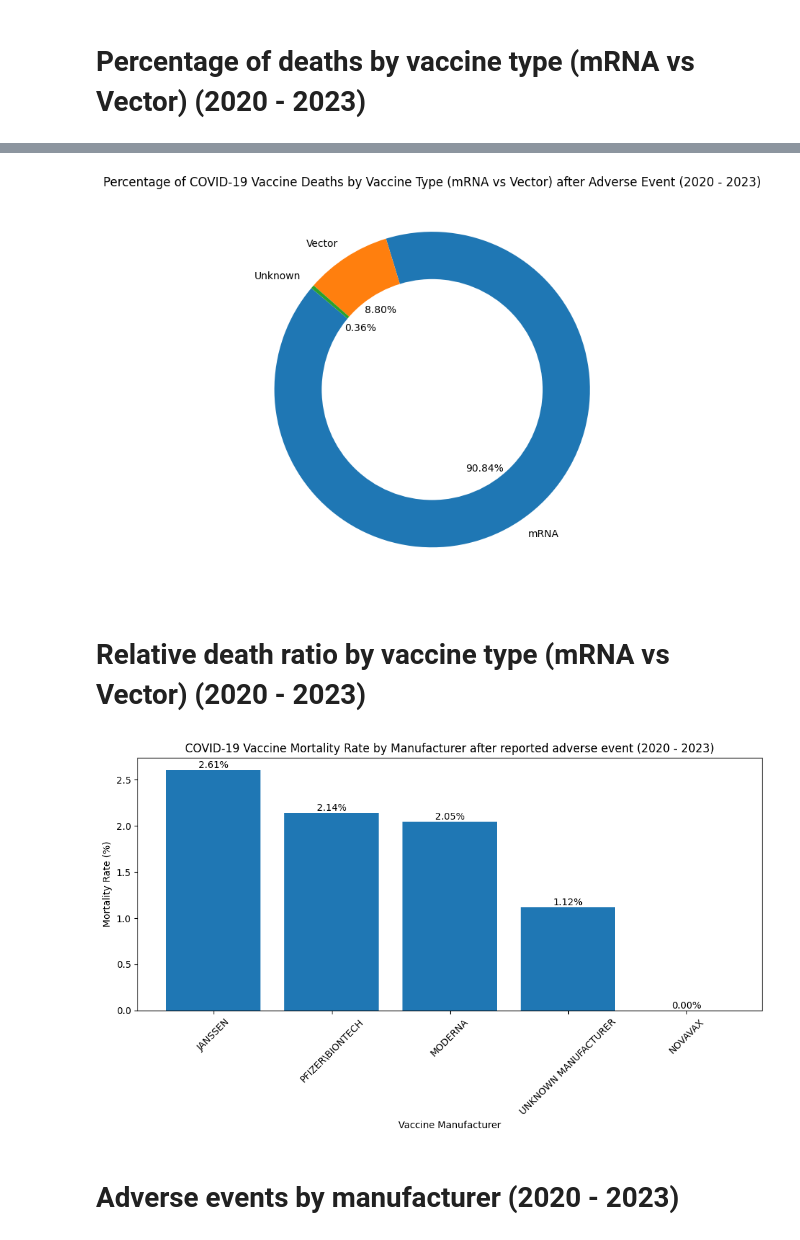
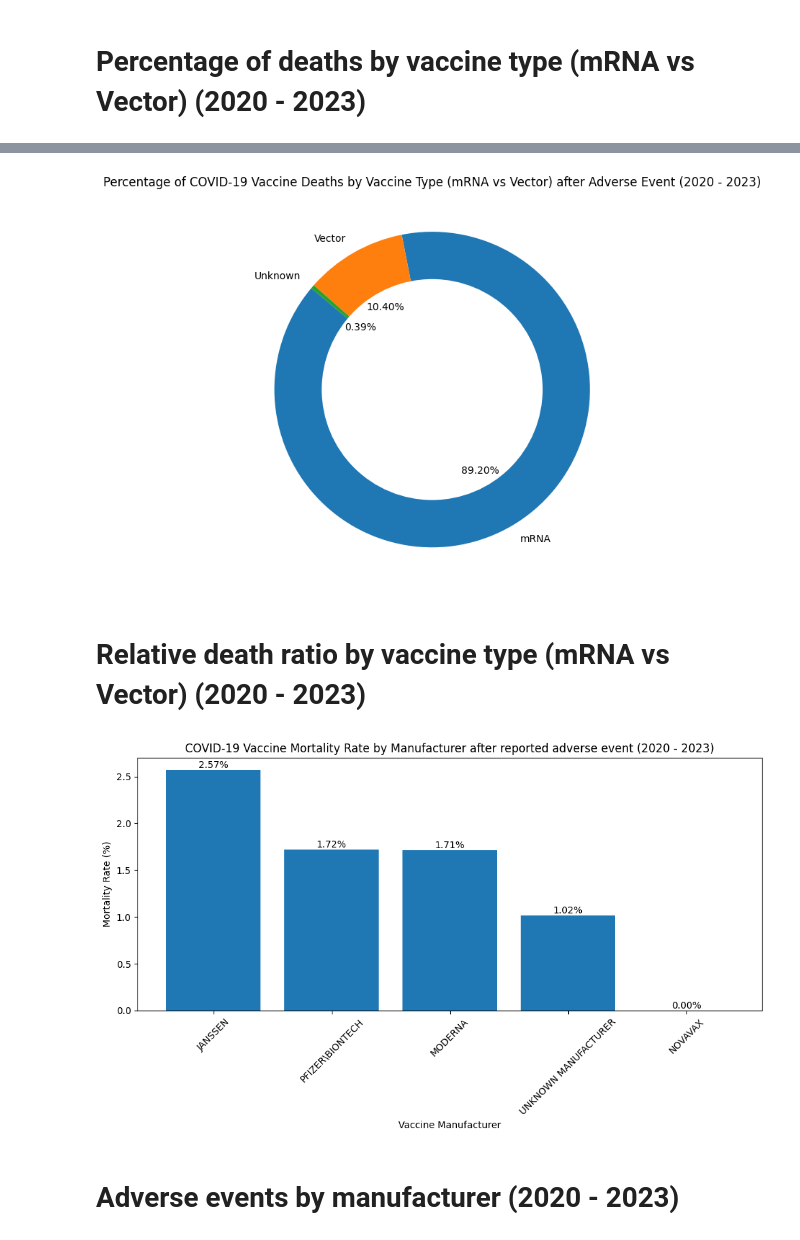
Before and after one commit to ZaNioxX/Masterarbeit, a Jupyter notebook: Data_Exploration/covid_vaccinations.ipynb, the cells around one changed output, grey strips where cells are left out. Cells and saved outputs as stored; diff of their text form; code cells hidden in the pictures.

```diff
--- a/Data_Exploration/covid_vaccinations.ipynb
+++ b/Data_Exploration/covid_vaccinations.ipynb
@@ -177,6 +180,7 @@ for year in range(2020, 2024):
         deaths_data = mortality_data[mortality_data['DIED'] == 'Y']
         covid_vaccine_data = vaccine_data[vaccine_data['VAX_TYPE'] == 'COVID19']
         merged_data = pd.merge(deaths_data, covid_vaccine_data, on='VAERS_ID', how='inner')
+        merged_data = merged_data.drop_duplicates(subset=['VAERS_ID'])
 
         # Aggregate deaths by manufacturer
         for manufacturer in merged_data['VAX_MANU'].unique():
@@ -225,6 +229,7 @@ for year in range(2020, 2024):
         deaths_data = mortality_data[mortality_data['DIED'] == 'Y']
         covid_vaccine_data = vaccine_data[vaccine_data['VAX_TYPE'] == 'COVID19']
         merged_data = pd.merge(deaths_data, covid_vaccine_data, on='VAERS_ID', how='inner')
+        merged_data = merged_data.drop_duplicates(subset=['VAERS_ID'])
 
         # Aggregate deaths by vaccine type
         for index, row in merged_data.iterrows():
@@ -288,6 +293,7 @@ for year in range(2020, 2024):
         deaths_data = mortality_data[mortality_data['DIED'] == 'Y']
         covid_vaccine_deaths_data = vaccine_data[vaccine_data['VAX_TYPE'] == 'COVID19']
         merged_deaths_data = pd.merge(deaths_data, covid_vaccine_deaths_data, on='VAERS_ID', how='inner')
+        merged_deaths_data = merged_deaths_data.drop_duplicates(subset=['VAERS_ID'])
 
         # Aggregate deaths by vaccine type
         for index, row in merged_deaths_data.iterrows():
@@ -349,6 +355,7 @@ for year in range(2020, 2024):
         deaths_data = mortality_data[mortality_data['DIED'] == 'Y']
         covid_vaccine_data = vaccine_data[vaccine_data['VAX_TYPE'] == 'COVID19']
         merged_data = pd.merge(deaths_data, covid_vaccine_data, on='VAERS_ID', how='inner')
+        merged_data = merged_data.drop_duplicates(subset=['VAERS_ID'])
 
         # Aggregate deaths by vaccine type
         for index, row in merged_data.iterrows():
@@ -368,7 +375,7 @@ plt.tight_layout()
 plt.savefig('/Users/sep/PycharmProjects/Masterarbeit/Plots/Data_Exploration/Covid_Vaccinations/Deaths_by_Vaccine_Type_Percentage_Doughnut.png')
 plt.show()
 # %% [output]
-[figure, old version]
+[figure, new version]
 # %% [markdown]
 # Relative death ratio by vaccine type (mRNA vs Vector) (2020 - 2023)
 # %%
@@ -396,6 +403,7 @@ for year in range(2020, 2024):
 
         # Count deaths for COVID-19 vaccines
         deaths_data = pd.merge(mortality_data[mortality_data['DIED'] == 'Y'], covid_vaccine_data, on='VAERS_ID')
+        deaths_data = deaths_data.drop_duplicates(subset=['VAERS_ID'])
         death_counts_year = deaths_data['VAX_MANU'].value_counts()
         for manufacturer, count in death_counts_year.items():
             death_counts[manufacturer] = death_counts.get(manufacturer, 0) + count
@@ -404,34 +412,34 @@ for year in range(2020, 2024):
 
 # Calculate mortality rate per manufacturer
 mortality_rates = {}
 for manufacturer in vaccine_counts.keys():
     total_vaccinations = vaccine_counts[manufacturer]
     deaths = death_counts.get(manufacturer, 0)
     mortality_rate = (deaths / total_vaccinations) * 100 if total_vaccinations > 0 else 0
     mortality_rates[manufacturer] = mortality_rate
 
 # Sorting the mortality rates for plotting
 sorted_mortality_rates = dict(sorted(mortality_rates.items(), key=lambda item: item[1], reverse=True))
 
 # Plotting the mortality rates
 plt.figure(figsize=(10, 6))
 bars = plt.bar(sorted_mortality_rates.keys(), sorted_mortality_rates.values())
 
 plt.xlabel('Vaccine Manufacturer')
 plt.ylabel('Mortality Rate (%)')
 plt.title('COVID-19 Vaccine Mortality Rate by Manufacturer after reported adverse event (2020 - 2023)')
 
 # Annotate each bar with its value
 for bar in bars:
     yval = bar.get_height()
     plt.text(bar.get_x() + bar.get_width()/2, yval, f'{yval:.2f}%', ha='center', va='bottom')
 
 plt.xticks(rotation=45)
 plt.tight_layout()
 plt.savefig('/Users/sep/PycharmProjects/Masterarbeit/Plots/Data_Exploration/Covid_Vaccinations/Mortality_Rate_by_Manufacturer.png')
 plt.show()
 # %% [output]
-[figure, old version]
+[figure, new version]
 # %% [markdown]
 # Adverse events by manufacturer (2020 - 2023)
 # %%
```
Also changed, not shown: parts of 8 cells of this notebook, 10 other files.
